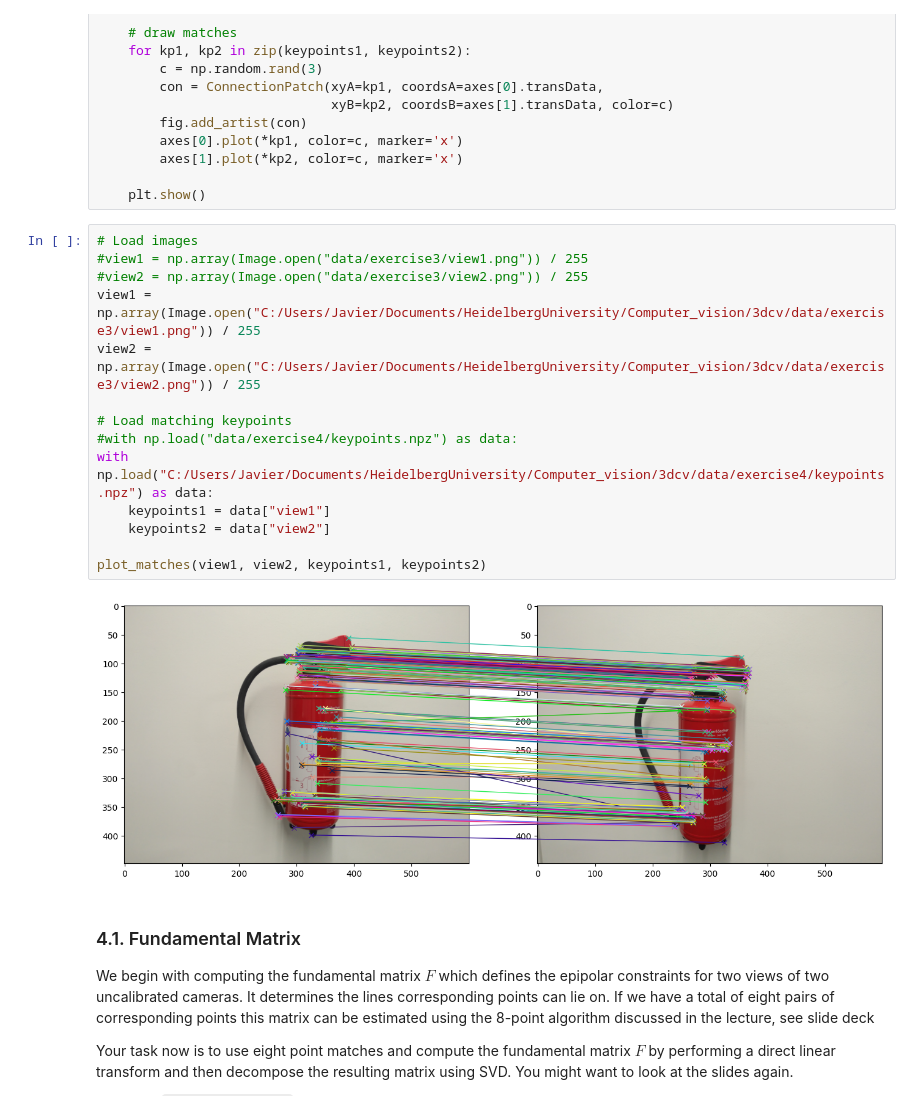
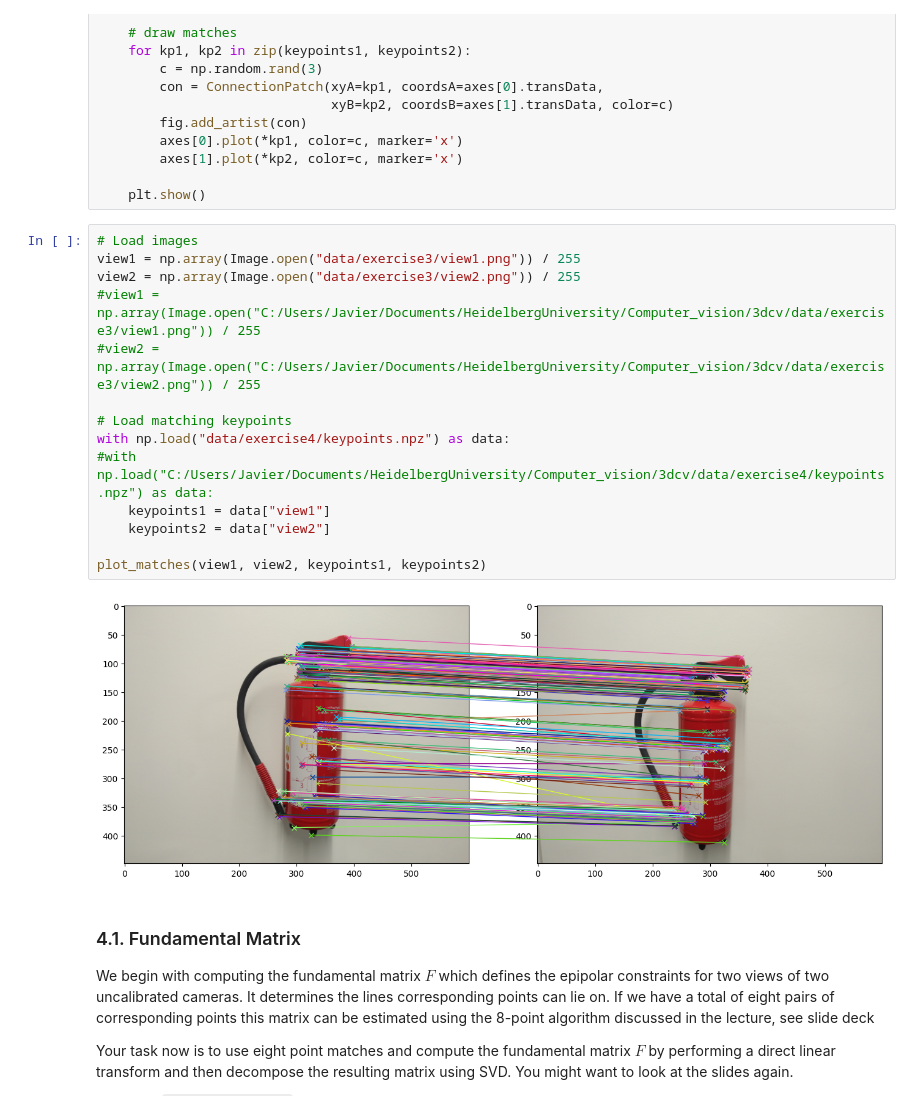
Before and after one commit to smitha13798/3dcv-students_Group4, a Jupyter notebook: 5.0-tl-fundamental-matrix.ipynb, the cells around one changed output. Saved outputs shown, nothing was run; the diff lists cells and outputs as text.

```diff
--- a/5.0-tl-fundamental-matrix.ipynb
+++ b/5.0-tl-fundamental-matrix.ipynb
@@ -38,20 +38,20 @@ def plot_matches(img1, img2, keypoints1, keypoints2):
     plt.show()
 # %%
 # Load images
-#view1 = np.array(Image.open("data/exercise3/view1.png")) / 255
-#view2 = np.array(Image.open("data/exercise3/view2.png")) / 255
-view1 = np.array(Image.open("C:/Users/Javier/Documents/HeidelbergUniversity/Computer_vision/3dcv/data/exercise3/view1.png")) / 255
-view2 = np.array(Image.open("C:/Users/Javier/Documents/HeidelbergUniversity/Computer_vision/3dcv/data/exercise3/view2.png")) / 255
+view1 = np.array(Image.open("data/exercise3/view1.png")) / 255
+view2 = np.array(Image.open("data/exercise3/view2.png")) / 255
+#view1 = np.array(Image.open("C:/Users/Javier/Documents/HeidelbergUniversity/Computer_vision/3dcv/data/exercise3/view1.png")) / 255
+#view2 = np.array(Image.open("C:/Users/Javier/Documents/HeidelbergUniversity/Computer_vision/3dcv/data/exercise3/view2.png")) / 255
 
 # Load matching keypoints
-#with np.load("data/exercise4/keypoints.npz") as data:
-with np.load("C:/Users/Javier/Documents/HeidelbergUniversity/Computer_vision/3dcv/data/exercise4/keypoints.npz") as data:
+with np.load("data/exercise4/keypoints.npz") as data:
+#with np.load("C:/Users/Javier/Documents/HeidelbergUniversity/Computer_vision/3dcv/data/exercise4/keypoints.npz") as data:
     keypoints1 = data["view1"]
     keypoints2 = data["view2"]
 
 plot_matches(view1, view2, keypoints1, keypoints2)
 # %% [output]
-[figure, old version]
+[figure, new version]
 # %% [markdown]
 ### 4.1. Fundamental Matrix
 We begin with computing the fundamental matrix $F$ which defines the epipolar constraints for two views of two uncalibrated cameras. It determines the lines corresponding points can lie on. If we have a total of eight pairs of corresponding points this matrix can be estimated using the 8-point algorithm discussed in the lecture, see slide deck
```
Also changed, not shown: parts of 8 cells of this notebook.
